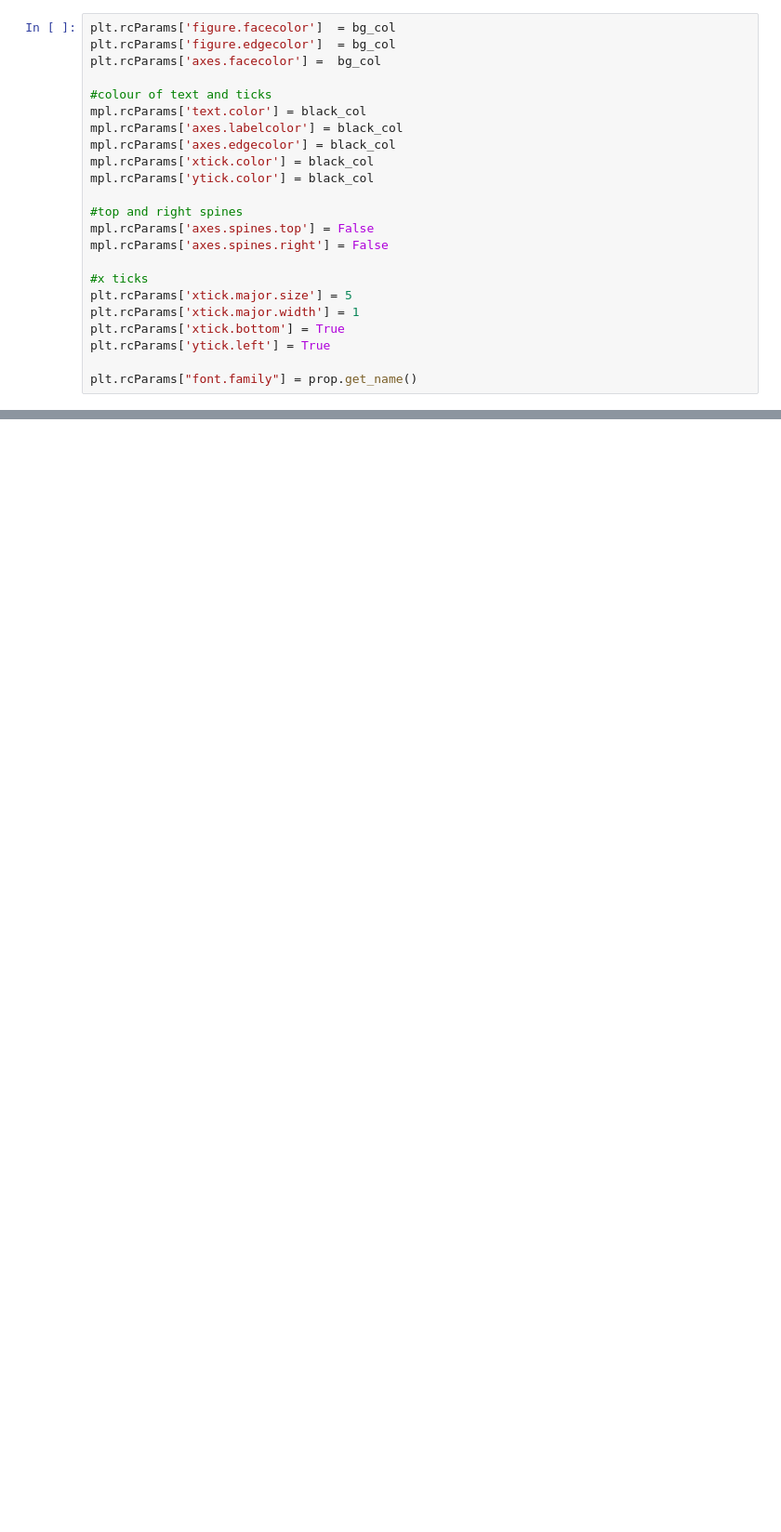
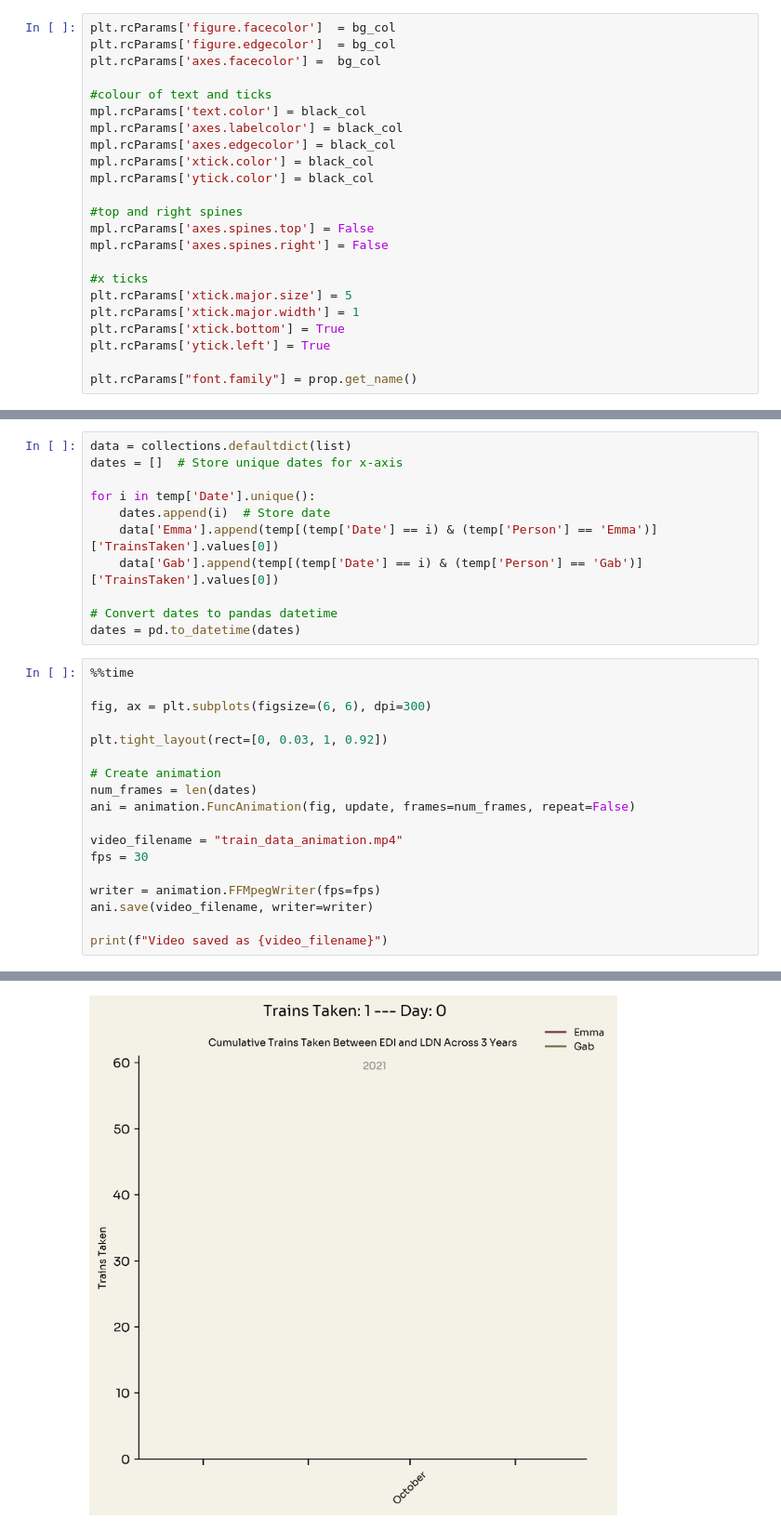
Before and after one commit to gabbenitez/Travel_Stats, a Jupyter notebook: travel.ipynb, the cells around one changed output, grey strips where cells are left out. Shown: that part at 93% size. Drawn from its saved outputs; the diff is of its cells as text; blank space fills up the shorter version.

```diff
--- a/travel.ipynb
+++ b/travel.ipynb
@@ -73,0 +289,30 @@ plt.rcParams["font.family"] = prop.get_name()
+# %%
+data = collections.defaultdict(list)
+dates = []  # Store unique dates for x-axis
+
+for i in temp['Date'].unique():
+    dates.append(i)  # Store date
+    data['Emma'].append(temp[(temp['Date'] == i) & (temp['Person'] == 'Emma')]['TrainsTaken'].values[0])
+    data['Gab'].append(temp[(temp['Date'] == i) & (temp['Person'] == 'Gab')]['TrainsTaken'].values[0])
+
+# Convert dates to pandas datetime
+dates = pd.to_datetime(dates)
+# %%
+%%time
+
+fig, ax = plt.subplots(figsize=(6, 6), dpi=300)
+
+plt.tight_layout(rect=[0, 0.03, 1, 0.92])
+
+# Create animation
+num_frames = len(dates)
+ani = animation.FuncAnimation(fig, update, frames=num_frames, repeat=False)
+
+video_filename = "train_data_animation.mp4"
+fps = 30
+
+writer = animation.FFMpegWriter(fps=fps)
+ani.save(video_filename, writer=writer)
+
+print(f"Video saved as {video_filename}")
+# %% [output]
@@ -73,0 +322 @@ plt.rcParams["font.family"] = prop.get_name()
+[figure, added]
```
Also changed, not shown: parts of 26 cells of this notebook, 3 other files.
